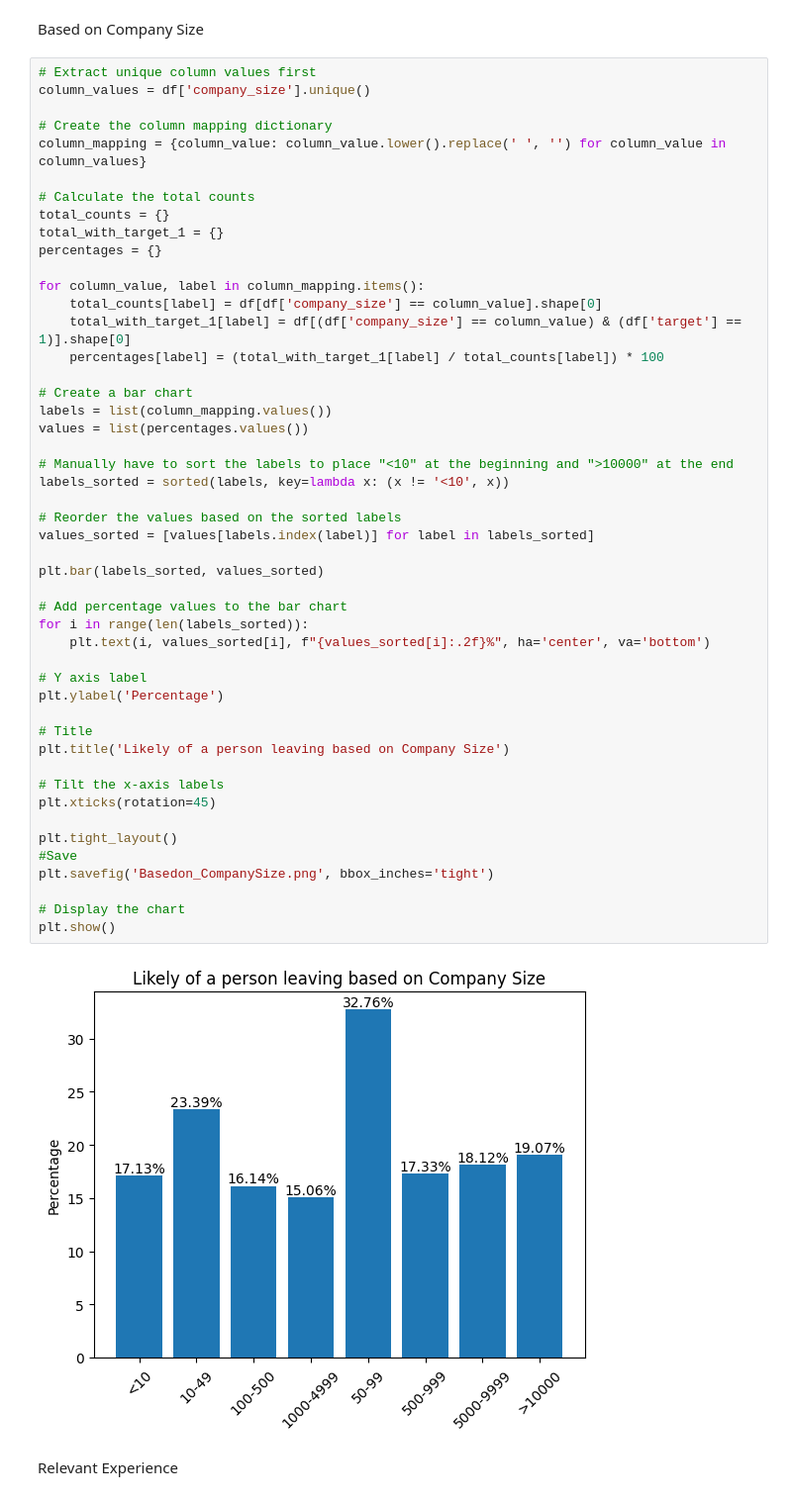
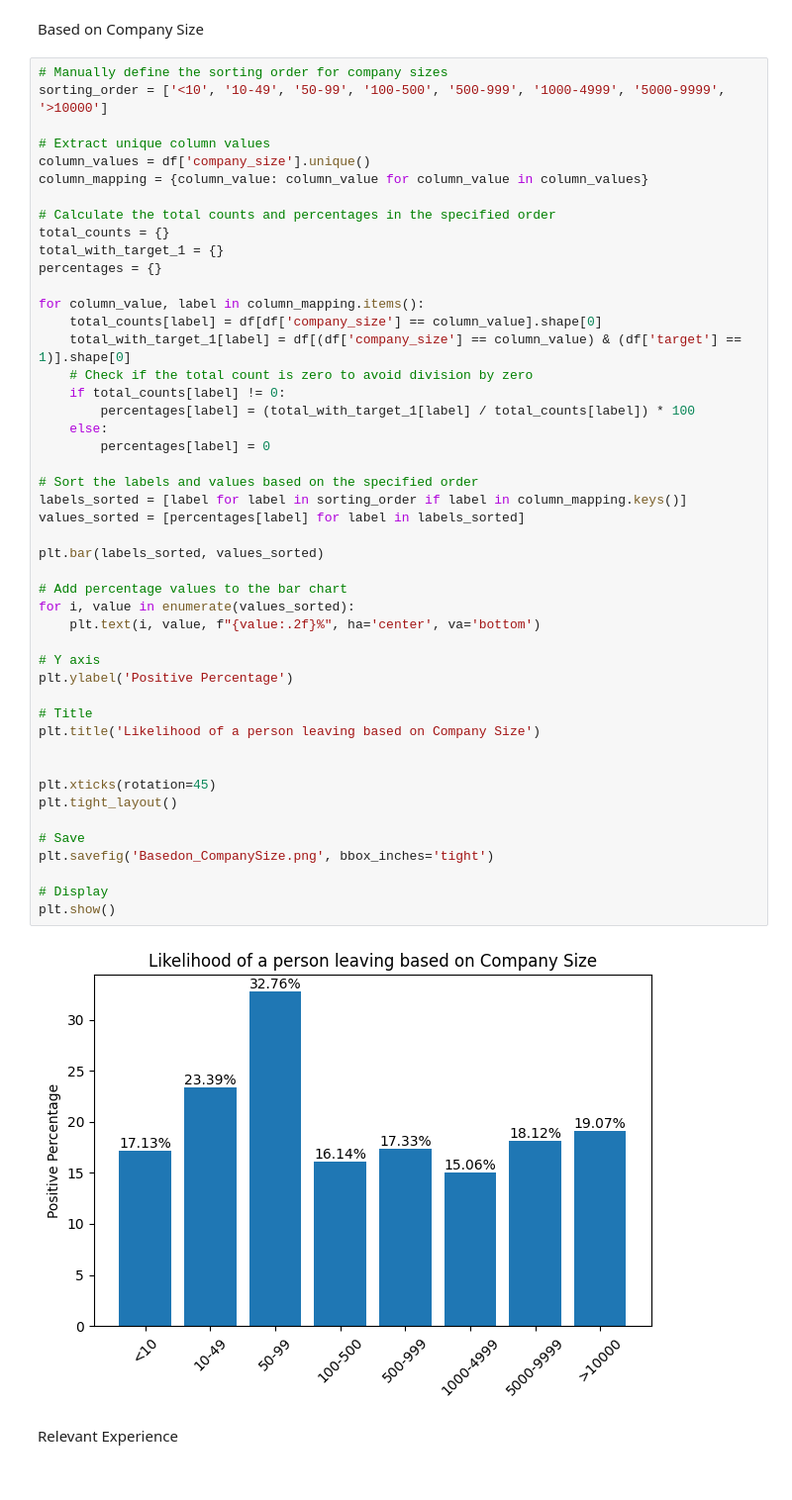
Before and after one commit to skullfort/ds-employee-attrition, a Jupyter notebook: visualizations/visualization1.ipynb, the cells around one changed output. Shown: that part at 99% size. Saved outputs shown, nothing was run; the diff lists cells and outputs as text.

```diff
--- a/visualizations/visualization1.ipynb
+++ b/visualizations/visualization1.ipynb
@@ -52,55 +58,54 @@ plt.show()
 # %% [markdown]
 Based on Company Size
 # %%
-# Extract unique column values first
+# Manually define the sorting order for company sizes
+sorting_order = ['<10', '10-49', '50-99', '100-500', '500-999', '1000-4999', '5000-9999', '>10000']
+
+# Extract unique column values
 column_values = df['company_size'].unique()
+column_mapping = {column_value: column_value for column_value in column_values}
 
-# Create the column mapping dictionary
-column_mapping = {column_value: column_value.lower().replace(' ', '') for column_value in column_values}
-
-# Calculate the total counts
+# Calculate the total counts and percentages in the specified order
 total_counts = {}
 total_with_target_1 = {}
 percentages = {}
 
 for column_value, label in column_mapping.items():
     total_counts[label] = df[df['company_size'] == column_value].shape[0]
     total_with_target_1[label] = df[(df['company_size'] == column_value) & (df['target'] == 1)].shape[0]
-    percentages[label] = (total_with_target_1[label] / total_counts[label]) * 100
+    # Check if the total count is zero to avoid division by zero
+    if total_counts[label] != 0:
+        percentages[label] = (total_with_target_1[label] / total_counts[label]) * 100
+    else:
+        percentages[label] = 0
 
-# Create a bar chart
-labels = list(column_mapping.values())
-values = list(percentages.values())
-
-# Manually have to sort the labels to place "<10" at the beginning and ">10000" at the end
-labels_sorted = sorted(labels, key=lambda x: (x != '<10', x))
-
-# Reorder the values based on the sorted labels
-values_sorted = [values[labels.index(label)] for label in labels_sorted]
+# Sort the labels and values based on the specified order
+labels_sorted = [label for label in sorting_order if label in column_mapping.keys()]
+values_sorted = [percentages[label] for label in labels_sorted]
 
 plt.bar(labels_sorted, values_sorted)
 
 # Add percentage values to the bar chart
-for i in range(len(labels_sorted)):
-    plt.text(i, values_sorted[i], f"{values_sorted[i]:.2f}%", ha='center', va='bottom')
+for i, value in enumerate(values_sorted):
+    plt.text(i, value, f"{value:.2f}%", ha='center', va='bottom')
 
-# Y axis label
-plt.ylabel('Percentage')
+# Y axis
+plt.ylabel('Positive Percentage')
 
 # Title
-plt.title('Likely of a person leaving based on Company Size')
+plt.title('Likelihood of a person leaving based on Company Size')
 
-# Tilt the x-axis labels
+
 plt.xticks(rotation=45)
+plt.tight_layout()
 
-plt.tight_layout()
-#Save
+# Save
 plt.savefig('Basedon_CompanySize.png', bbox_inches='tight')
 
-# Display the chart
+# Display
 plt.show()
 # %% [output]
-[figure, old version]
+[figure, new version]
 # %% [markdown]
 Relevant Experience
 # %%
```
Also changed, not shown: parts of 5 cells of this notebook, 6 other files.
